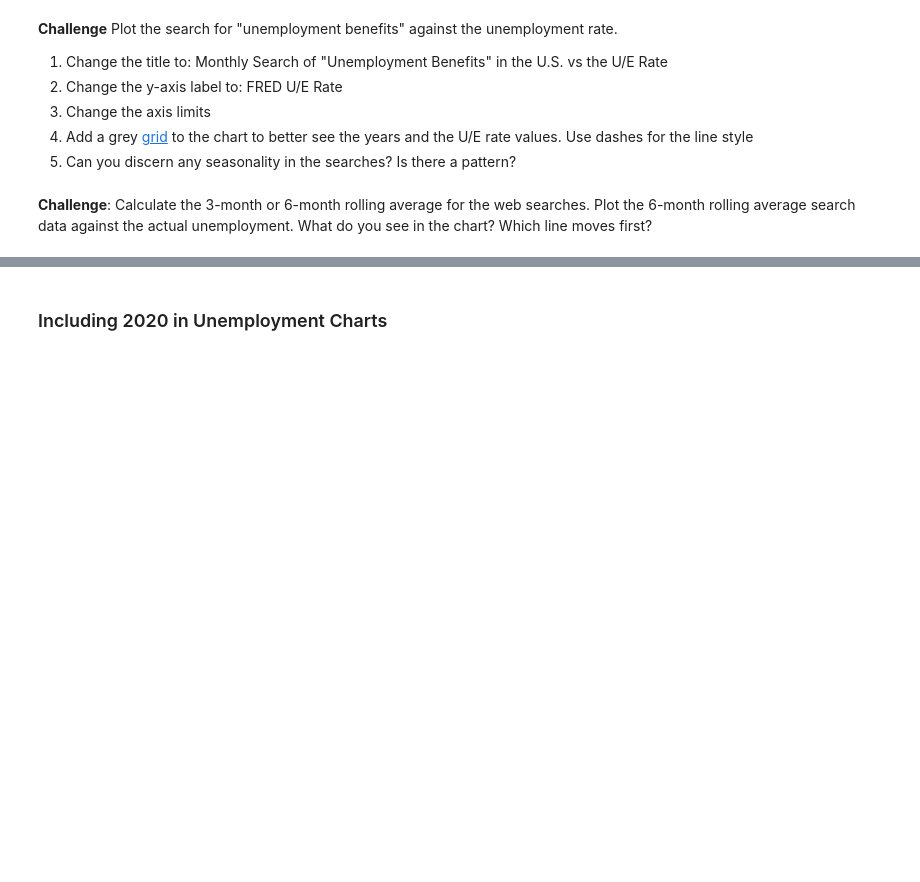
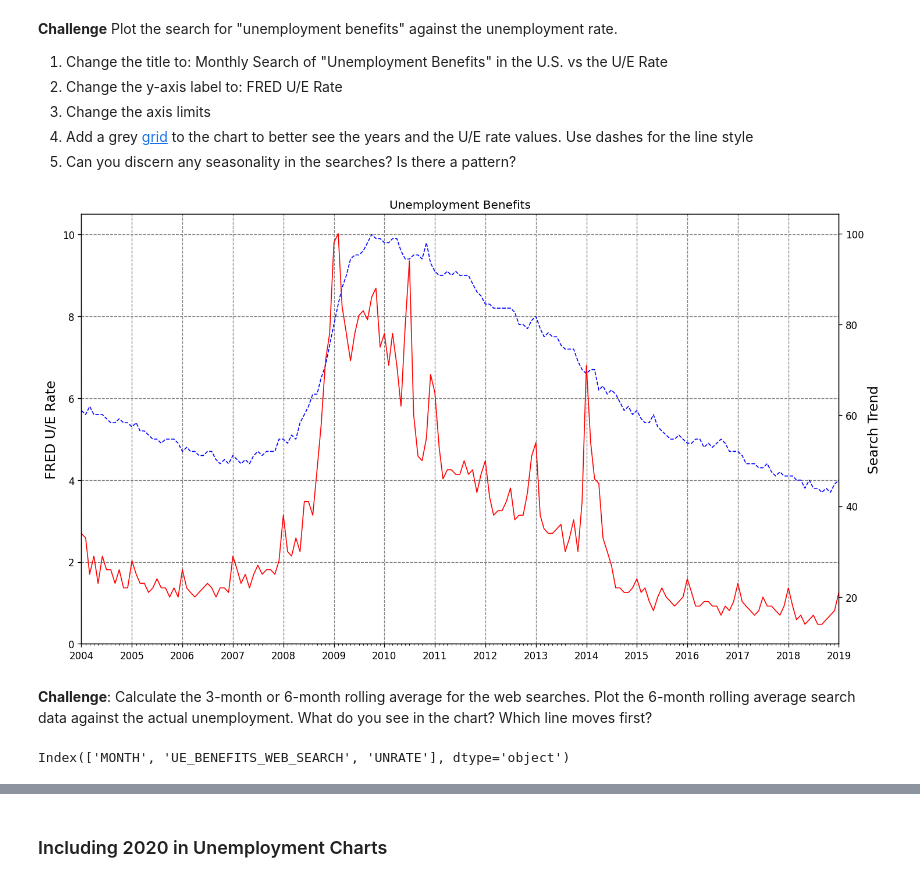
Before and after one commit to ACEKaito1412/100DaysOfCodingPython, a Jupyter notebook: day_75/Google Trends and Data Visualisation (start).ipynb, the cells around one changed output, grey strips where cells are left out. Cells and saved outputs as stored; diff of their text form; code cells hidden in the pictures; blank space fills up the shorter version.

```diff
--- a/day_75/Google Trends and Data Visualisation (start).ipynb
+++ b/day_75/Google Trends and Data Visualisation (start).ipynb
@@ -334,5 +358,36 @@ How to add tick formatting for dates on the x-axis.
 3. Change the axis limits <br>
 4. Add a grey [grid](https://matplotlib.org/3.2.1/api/_as_gen/matplotlib.pyplot.grid.html) to the chart to better see the years and the U/E rate values. Use dashes for the line style<br>
 5. Can you discern any seasonality in the searches? Is there a pattern?
+# %%
+plt.figure(figsize=(14,8), dpi = 120)
+plt.grid(color='grey', linestyle='--')
+
+plt.title("Unemployment Benefits")
+
+ax1 = plt.gca()
+ax2 = ax1.twinx()
+
+ax1.set_ylabel("FRED U/E Rate", fontsize=14)
+ax2.set_ylabel("Search Trend", fontsize=14)
+
+
+ax1.xaxis.set_major_formatter(years_fmt)
+ax1.xaxis.set_major_locator(years)
+ax1.xaxis.set_minor_locator(months)
+
+ax1.set_ylim([0,10.5])
+ax1.set_xlim([df_unemployment.MONTH.min(), df_unemployment.MONTH.max()])
+
+
+ax1.plot(df_unemployment.MONTH, df_unemployment.UNRATE, color='blue', linewidth=1, linestyle='dashed')
+ax2.plot(df_unemployment.MONTH, df_unemployment.UE_BENEFITS_WEB_SEARCH, color='red', linewidth=1)
+
+plt.show()
+# %% [output]
+[figure, added]
 # %% [markdown]
 **Challenge**: Calculate the 3-month or 6-month rolling average for the web searches. Plot the 6-month rolling average search data against the actual unemployment. What do you see in the chart? Which line moves first?
+# %%
+df_unemployment.columns
+# %% [output]
+Index(['MONTH', 'UE_BENEFITS_WEB_SEARCH', 'UNRATE'], dtype='object')
```
Also changed, not shown: parts of 8 cells of this notebook, 2 other files.
